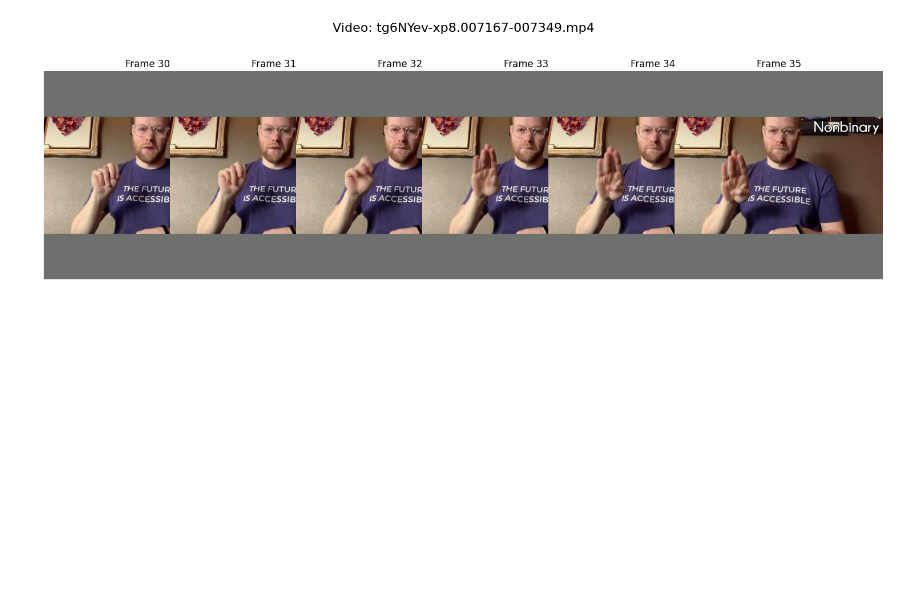
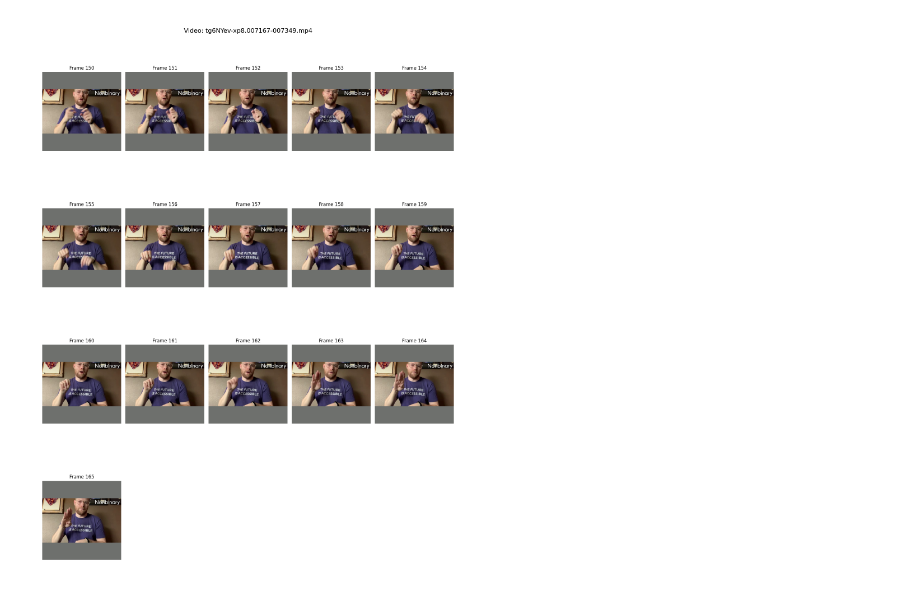
Before and after one commit to VaJavorek/T5_for_SLT, a Jupyter notebook: scripts/plot-frame-sequence.ipynb, the cells around one changed output. Saved outputs shown, nothing was run; the diff lists cells and outputs as text; code cells hidden in the pictures; blank space fills up the shorter version.

```diff
--- a/scripts/plot-frame-sequence.ipynb
+++ b/scripts/plot-frame-sequence.ipynb
@@ -2,43 +2,63 @@
 import av
 import matplotlib.pyplot as plt
 import os
+import math
 
-videoID ="tg6NYev-xp8.007167-007349"
+videoID = "tg6NYev-xp8.007167-007349"
 
-start_frame = 30
-end_frame = 35
+start_frame = 150
+end_frame = 165
 
 folder = "/auto/plzen4-ntis/projects/korpusy_cv/JSALT/YouTubeASL/clips_cropped_ocr"
 filename = f"{videoID}.mp4"
 video_path = os.path.join(folder, filename)
 
 container = av.open(video_path)
 frames = []
 frame_idx = 0
 
 # Decode video frames and collect the desired range
 for frame in container.decode(video=0):
     if start_frame <= frame_idx <= end_frame:
         img = frame.to_ndarray(format='rgb24')
         frames.append((frame_idx, img))
     frame_idx += 1
     if frame_idx > end_frame:
         break
 
 if not frames:
     raise ValueError("No frames found in the specified range.")
 
-# Plot frames side-by-side
-fig, axs = plt.subplots(1, len(frames), figsize=(15, 5))
-for ax, (f_idx, img) in zip(axs, frames):
+# Determine grid layout: max 5 columns per row
+nframes = len(frames)
+ncols = 5 if nframes >= 5 else nframes
+nrows = math.ceil(nframes / ncols)
+
+fig, axs = plt.subplots(nrows, ncols, figsize=(15, 5 * nrows))
+
+# Flatten axs for easier iteration
+if nrows > 1:
+    axs = axs.flatten()
+elif nframes == 1:
+    axs = [axs]
+
+# Plot each frame
+for i, (f_idx, img) in enumerate(frames):
+    ax = axs[i]
     ax.imshow(img)
     ax.set_title(f"Frame {f_idx}")
     ax.axis('off')
 
+# Hide any unused subplots
+for ax in axs[len(frames):]:
+    ax.axis('off')
+
 fig.suptitle(f"Video: {filename}", fontsize=16)
-plt.subplots_adjust(top=0.125)
 
-plt.tight_layout()
+# Reduce vertical space between rows
+plt.tight_layout(rect=[0, 0, 1, 0.95], h_pad=0.8)
+plt.subplots_adjust(hspace=0.3)
+
 plt.show()
 # %% [output]
-[figure, old version]
+[figure, new version]
```
Also changed, not shown: parts of 5 cells of this notebook, 1 other file.
